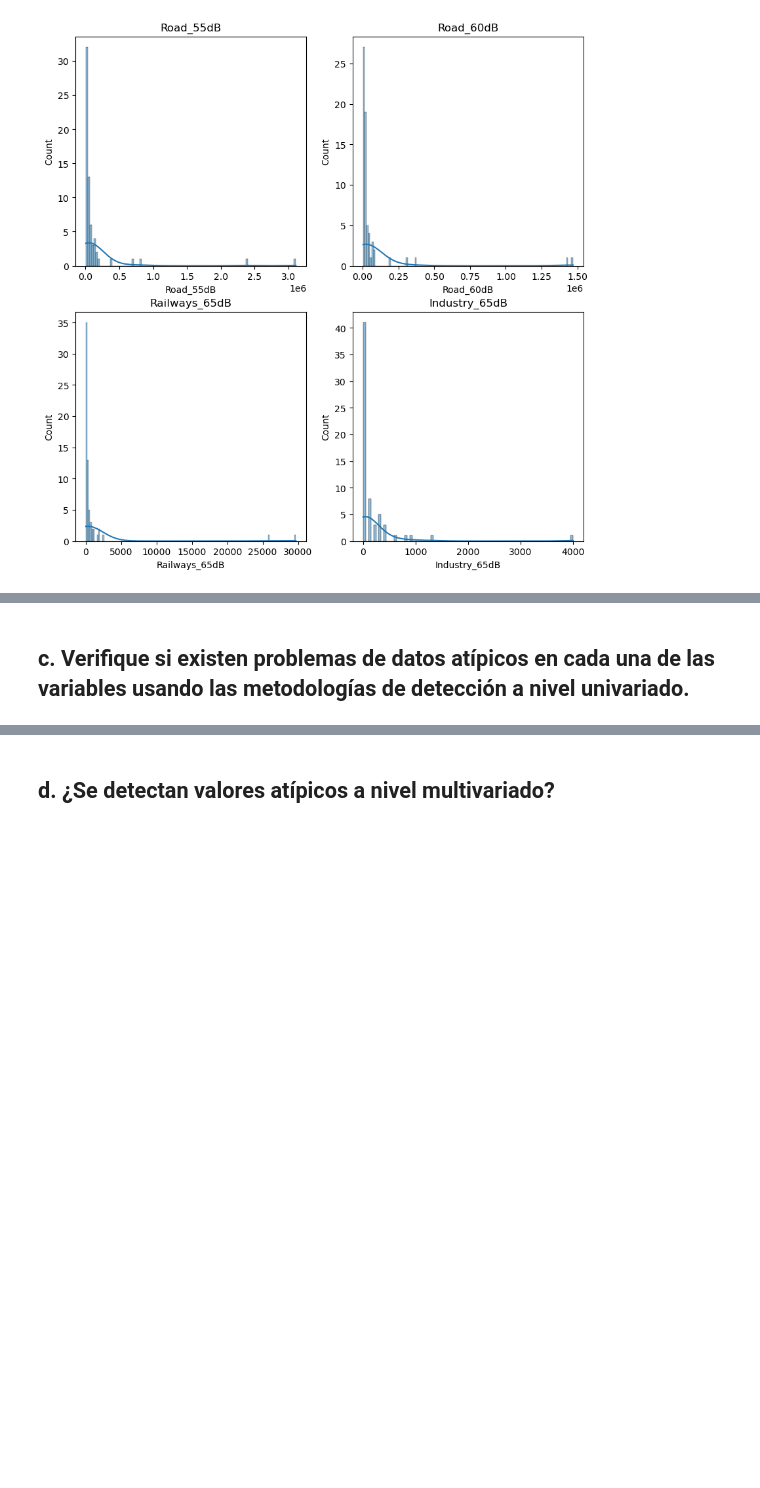
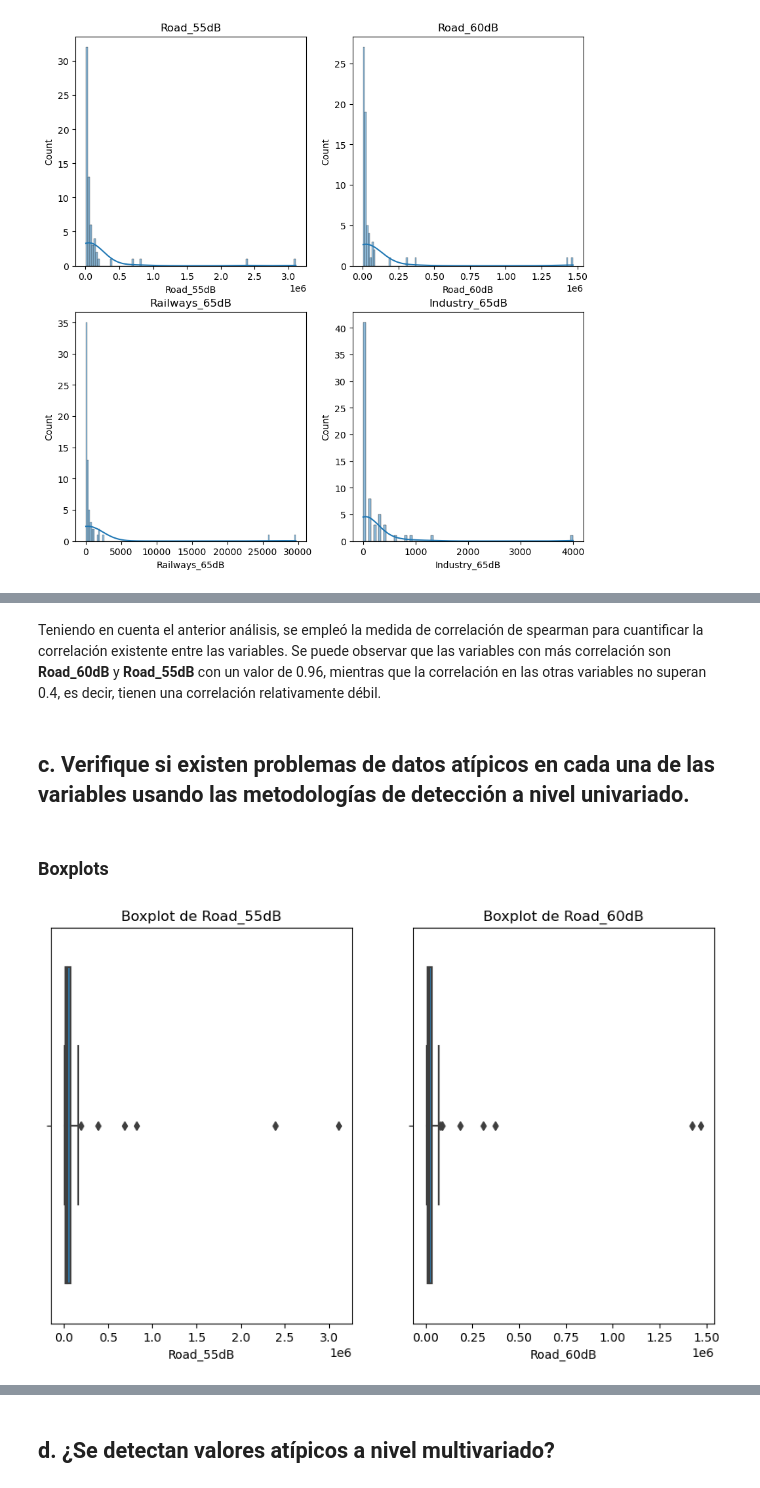
Before and after one commit to Deivid-code/Trabajo-1-mineria-de-datos, a Jupyter notebook: Trabajo 1 minería de datos.ipynb, the cells around one changed output, grey strips where cells are left out. Drawn from its saved outputs; the diff is of its cells as text; code cells hidden in the pictures; blank space fills up the shorter version.

```diff
--- a/Trabajo 1 minería de datos.ipynb
+++ b/Trabajo 1 minería de datos.ipynb
@@ -112,2 +141,18 @@ De las anteriores gráficas, se puede observar que la distribución de cada una
+# %% [markdown]
+Teniendo en cuenta el anterior análisis, se empleó la medida de correlación de spearman para cuantificar la correlación existente entre las variables. Se puede observar que las variables con más correlación son **Road_60dB** y **Road_55dB** con un valor de 0.96, mientras que la correlación en las otras variables no superan 0.4, es decir, tienen una correlación relativamente débil.
 # %% [markdown]
 ## c. Verifique si existen problemas de datos atípicos en cada una de las variables usando las metodologías de detección a nivel univariado.
+# %% [markdown]
+### Boxplots
+# %%
+fig, axes = plt.subplots(1, 2, sharex=False, figsize=(10,6))
+
+axes[0].set_title("Boxplot de Road_55dB")
+axes[1].set_title("Boxplot de Road_60dB")
+
+sns.boxplot(ax=axes[0], data = ruidoso, x = "Road_55dB")
+sns.boxplot(ax=axes[1], data = ruidoso, x = "Road_60dB")
+
+plt.show()
+# %% [output]
+[figure, added]
```
Also changed, not shown: parts of 59 cells of this notebook, 4 other files.
